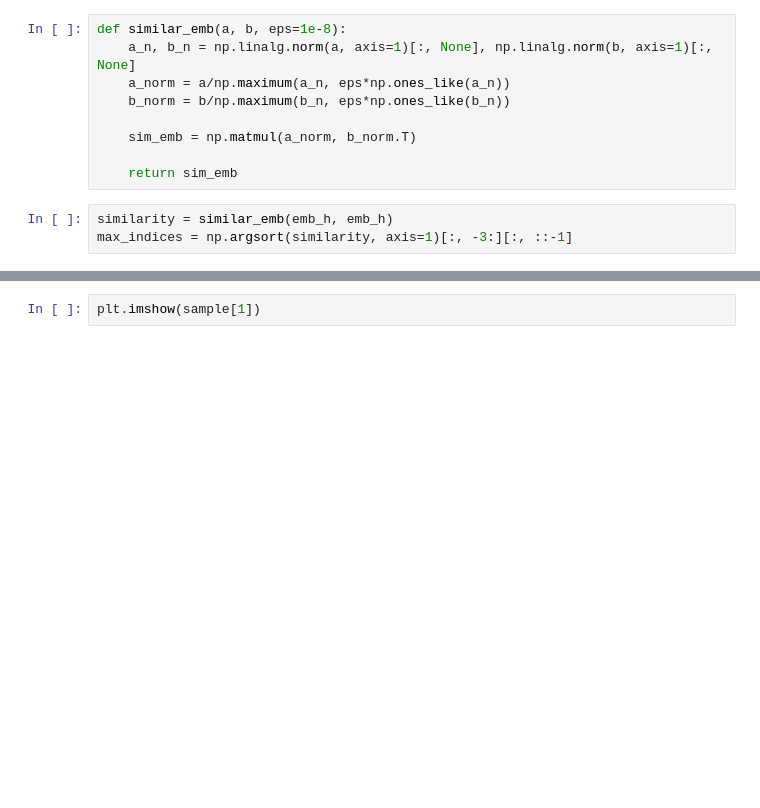
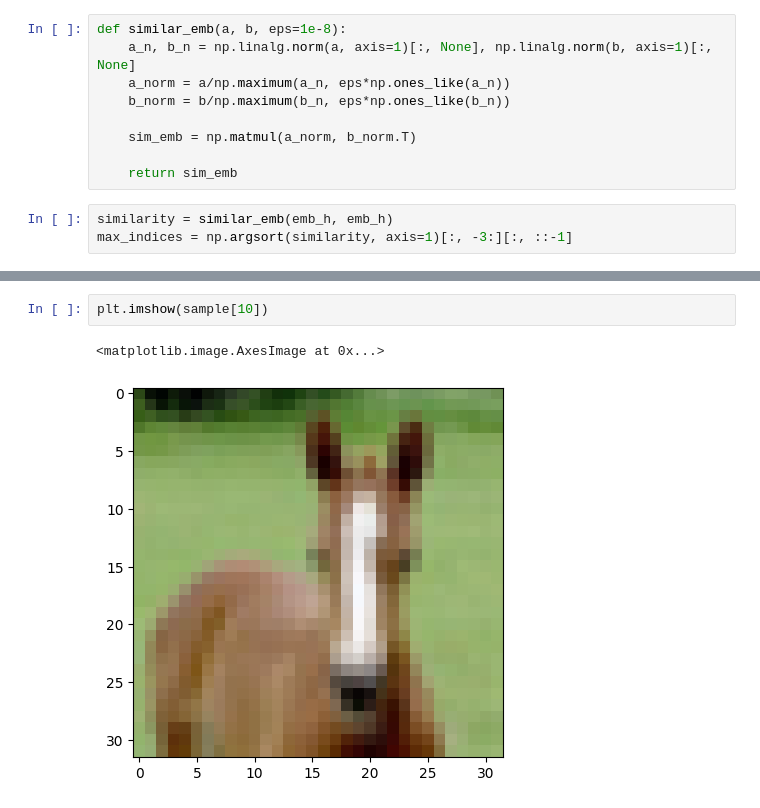
Before and after one commit to ramtinhamavar/AgenticAI, a Jupyter notebook: simCLR.ipynb, the cells around one changed output, grey strips where cells are left out. Drawn from its saved outputs; the diff is of its cells as text; blank space fills up the shorter version.

```diff
--- a/simCLR.ipynb
+++ b/simCLR.ipynb
@@ -203,3 +251,6 @@ print(sample.shape)
 # %%
-plt.imshow(sample[1])
+plt.imshow(sample[10])
+# %% [output]
+<matplotlib.image.AxesImage at 0x...>
+[figure, added]
 # %%
```
Also changed, not shown: parts of 16 cells of this notebook.
